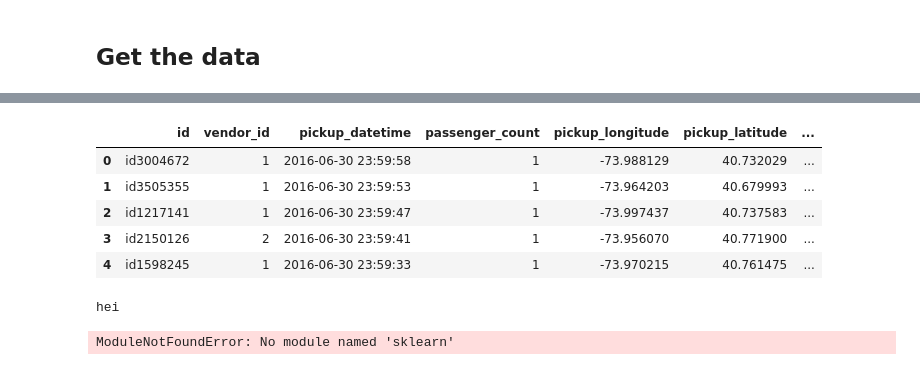
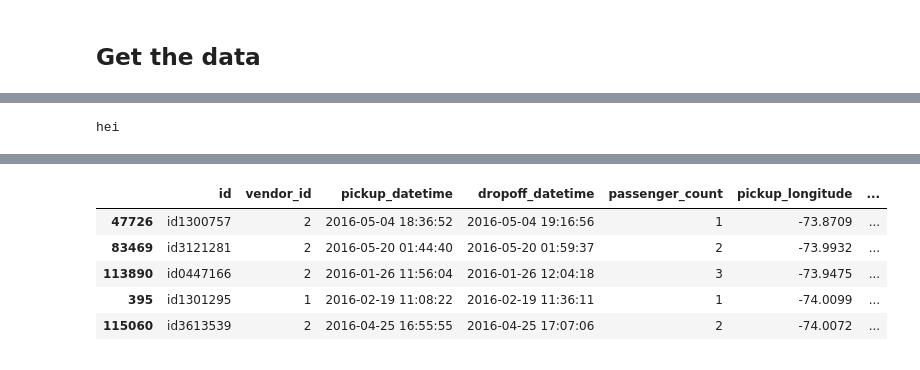
Before and after one commit to 181221/dat158ml-oblig2, a Jupyter notebook: taxi-trip.ipynb, the cells around one changed output, grey strips where cells are left out. Cells and saved outputs as stored; diff of their text form; code cells hidden in the pictures.

Commit message:
Split test and train set. Add time columns

```diff
--- a/taxi-trip.ipynb
+++ b/taxi-trip.ipynb
@@ -49,0 +70,3 @@ taxi = load_taxi_data()
+# %%
+taxi_samples = taxi.sample(frac=0.10)
+taxi_samples.info()
@@ -71,0 +105,6 @@ train_set.head()
+# %%
+data_labels = list(taxi_samples)
+data_y = {'Duraton': taxi_samples.iloc[:,10]}
+X = pd.DataFrame(data=taxi_samples.iloc[:, :-1].values, columns=data_labels[:10])
+y = pd.DataFrame(data_y)
+X.head()
@@ -71,0 +127,4 @@ train_set.head()
+# %%
+from sklearn.model_selection import train_test_split
+X_train, X_val, y_train, y_val = train_test_split(X, y, test_size = 0.3, random_state=42)
+X_train.head()
@@ -71,0 +140,5 @@ train_set.head()
+# %%
+X_train['passenger_count'].hist()
+print("hei")
+# %% [output]
+hei
@@ -96,32 +172,27 @@ map_1
 # %%
 import mpu
 
-train_set_copy = train_set[:10].copy()
+def calculateDistances(data, distances):
+    for each in data.iterrows():
+        lat1 = float(each[1]['pickup_latitude'])
+        lon1 = float(each[1]['pickup_longitude'])
+        lat2 = float(each[1]['dropoff_latitude'])
+        lon2 = float(each[1]['dropoff_longitude'])
+        dist = mpu.haversine_distance((lat1, lon1), (lat2, lon2))
+        distances.append(dist)
+
+
 distances = []
-for each in train_set[:10].iterrows():
-    lat1 = float(each[1]['pickup_latitude'])
-    lon1 = float(each[1]['pickup_longitude'])
-    lat2 = float(each[1]['dropoff_latitude'])
-    lon2 = float(each[1]['dropoff_longitude'])
-    dist = mpu.haversine_distance((lat1, lon1), (lat2, lon2))
-    distances.append(dist)
-dist = np.array(distances)
-train_set_copy['Distance'] = dist
-train_set_copy.head()
+calculateDistances(X_train, distances)
+
+distances = np.array(distances)
+X_train_copy = X_train.copy()
+X_train_copy['Distance'] = distances
+X_train_copy.head()
 # %% [output]
-|  | id | vendor_id | pickup_datetime | passenger_count | pickup_longitude | pickup_latitude | ... |
-| 0 | id3004672 | 1 | 2016-06-30 23:59:58 | 1 | -73.988129 | 40.732029 | ... |
-| 1 | id3505355 | 1 | 2016-06-30 23:59:53 | 1 | -73.964203 | 40.679993 | ... |
-| 2 | id1217141 | 1 | 2016-06-30 23:59:47 | 1 | -73.997437 | 40.737583 | ... |
-| 3 | id2150126 | 2 | 2016-06-30 23:59:41 | 1 | -73.956070 | 40.771900 | ... |
-| 4 | id1598245 | 1 | 2016-06-30 23:59:33 | 1 | -73.970215 | 40.761475 | ... |
+|  | id | vendor_id | pickup_datetime | dropoff_datetime | passenger_count | pickup_longitude | ... |
+| 47726 | id1300757 | 2 | 2016-05-04 18:36:52 | 2016-05-04 19:16:56 | 1 | -73.8709 | ... |
+| 83469 | id3121281 | 2 | 2016-05-20 01:44:40 | 2016-05-20 01:59:37 | 2 | -73.9932 | ... |
+| 113890 | id0447166 | 2 | 2016-01-26 11:56:04 | 2016-01-26 12:04:18 | 3 | -73.9475 | ... |
+| 395 | id1301295 | 1 | 2016-02-19 11:08:22 | 2016-02-19 11:36:11 | 1 | -74.0099 | ... |
+| 115060 | id3613539 | 2 | 2016-04-25 16:55:55 | 2016-04-25 17:07:06 | 2 | -74.0072 | ... |
-# %%
-print("hei")
-# %% [output]
-hei
-# %%
-from sklearn.linear_model import LinearRegression
-lin_reg = LinearRegression()
-lin_reg.fit(train_set, list(train_set))
-# %% [output]
-ModuleNotFoundError: No module named 'sklearn'
```
Also changed, not shown: parts of 16 cells of this notebook, 2 other files.
